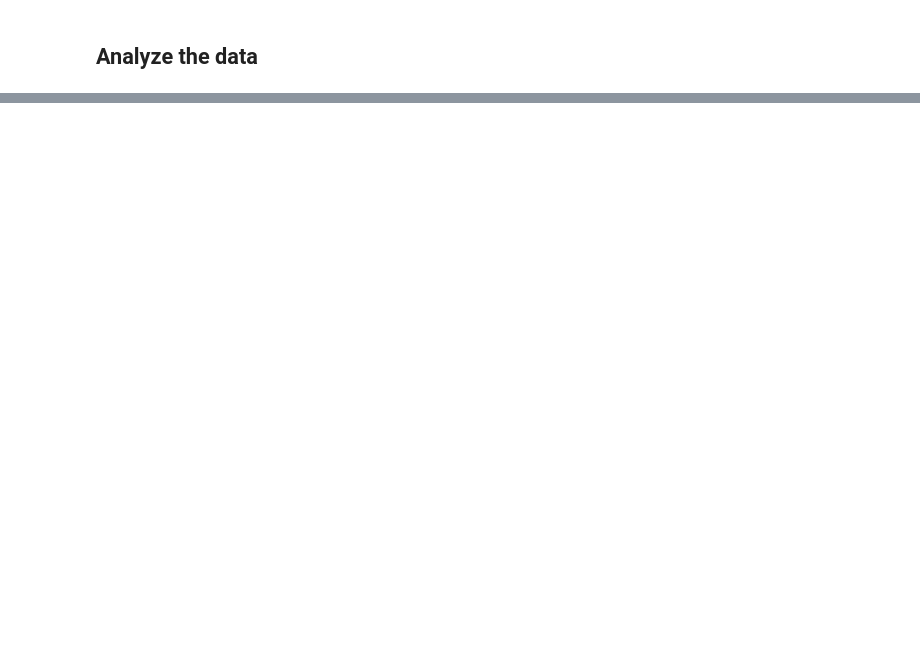
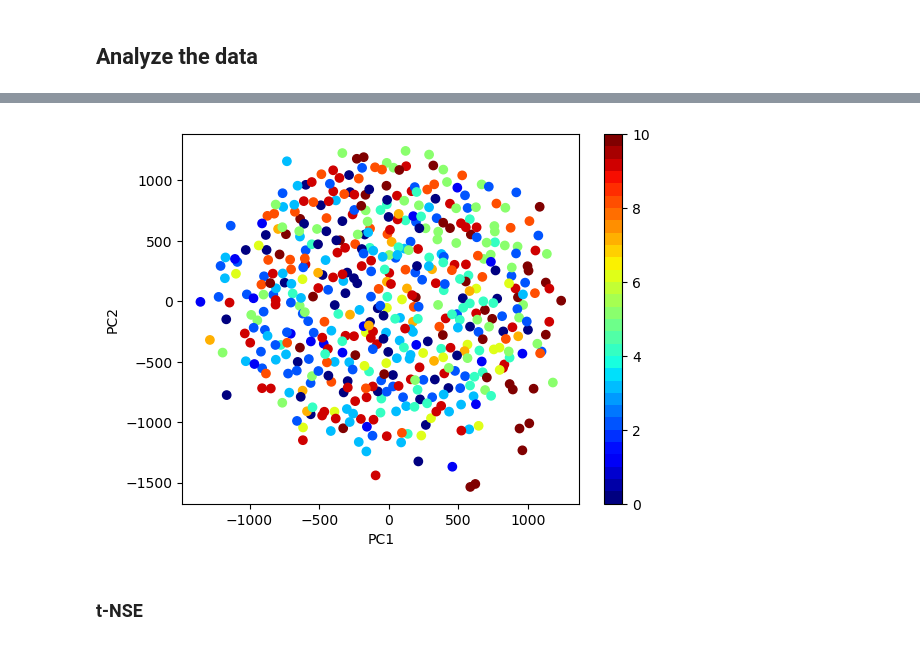
Before and after one commit to williamasesoftware/Computational_linear_algebra, a Jupyter notebook: FOOD_dataset/main_FOOD_dataset.ipynb, the cells around one changed output, grey strips where cells are left out. Saved outputs shown, nothing was run; the diff lists cells and outputs as text; code cells hidden in the pictures; blank space fills up the shorter version.

```diff
--- a/FOOD_dataset/main_FOOD_dataset.ipynb
+++ b/FOOD_dataset/main_FOOD_dataset.ipynb
@@ -224,0 +283,42 @@ Accuracy KMeans: 7.40%
+# %%
+from sklearn.manifold import MDS
+from sklearn.preprocessing import StandardScaler
+import numpy as np
+import random
+
+# Selecciona un subconjunto aleatorio de los datos de entrenamiento y labels
+subset_size = 500  # Tamaño del subconjunto
+subset_indices = random.sample(range(len(eval_images_resized)), subset_size)
+eval_data_subset = [eval_images_resized[i] for i in subset_indices]
+eval_labels_subset = [eval_numeric_labels[i] for i in subset_indices]
+
+# Asegúrate de que las imágenes estén almacenadas como vectores 1D
+eval_data_subset = np.array(eval_data_subset).reshape(len(eval_data_subset), -1)
+
+scaler = StandardScaler()
+
+eval_data_mds = scaler.fit_transform(eval_data_subset)
+
+# Crea una instancia de MDS con un número de componentes que desees
+mds = MDS(n_components=2)
+
+# Ajusta el modelo de MDS al subconjunto de los datos de entrenamiento
+
+data_mds_eval = mds.fit_transform(eval_data_mds)
+# %%
+import matplotlib.pyplot as plt
+
+# Graficar las dos primeras componentes principales
+
+cmap = plt.get_cmap('jet', 30)
+cmap.set_under('gray')
+
+plt.scatter(data_mds_eval[:, 0], data_mds_eval[:, 1], c=eval_labels_subset,cmap=cmap)
+plt.xlabel('PC1')
+plt.ylabel('PC2')
+plt.colorbar()
+plt.show()
+# %% [output]
+[figure, added]
+# %% [markdown]
+### t-NSE
```
Also changed, not shown: parts of 17 cells of this notebook.
